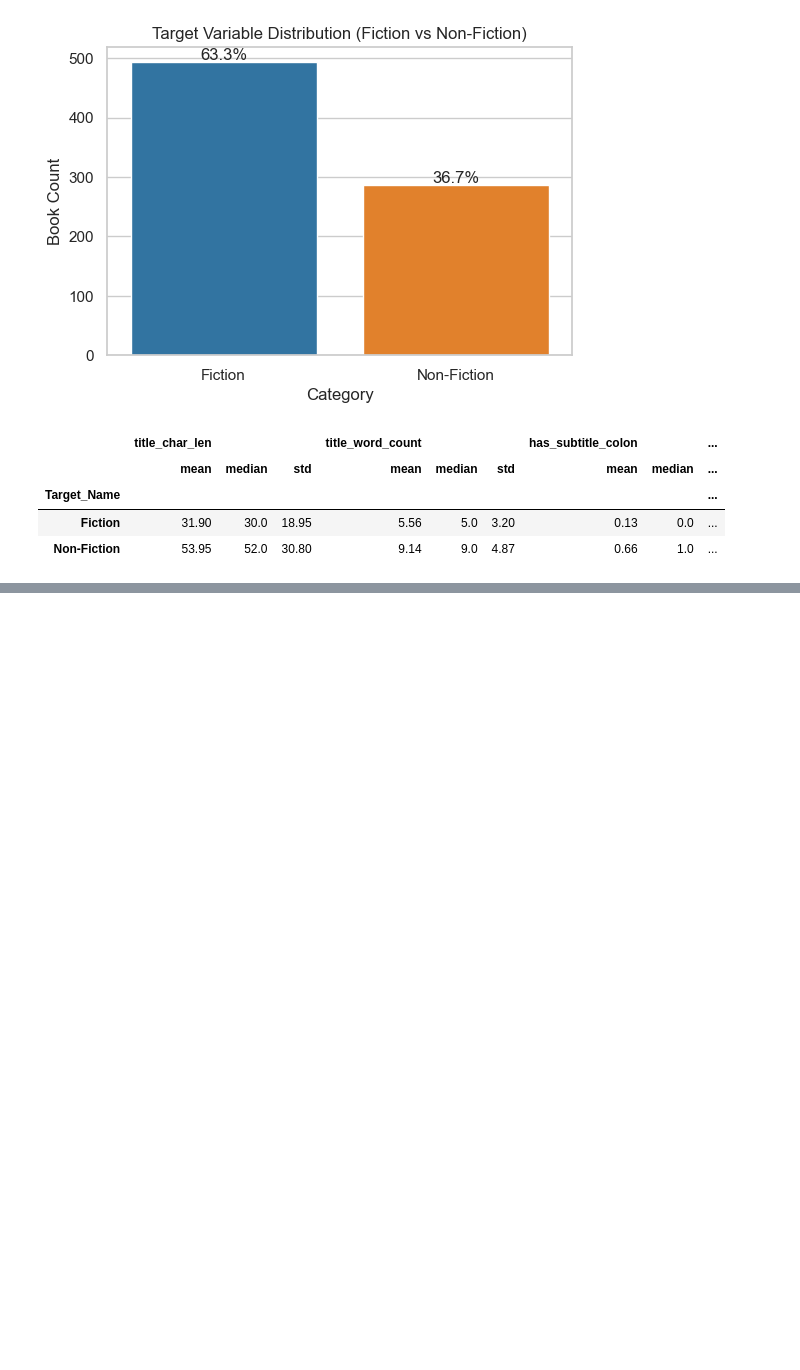
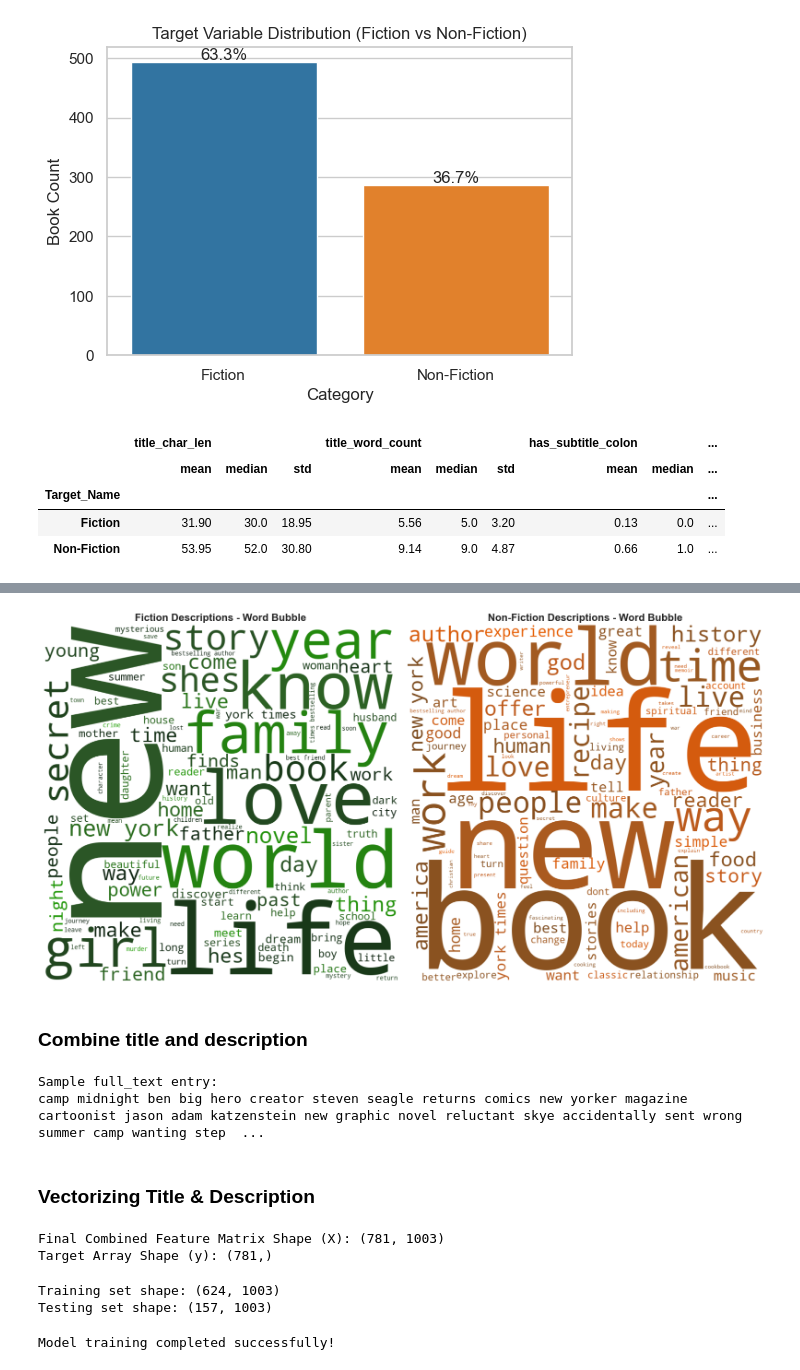
Before and after one commit to Bilas-Halder/Data_Science_Course_Project, a Jupyter notebook: Classification.ipynb, the cells around one changed output, grey strips where cells are left out. Saved outputs shown, nothing was run; the diff lists cells and outputs as text; code cells hidden in the pictures; blank space fills up the shorter version.

```diff
--- a/Classification.ipynb
+++ b/Classification.ipynb
@@ -299,0 +433,75 @@ feature_stats
+# %%
+fiction_text = " ".join(df[df['Is_Fiction'] == 1]['cleaned_description'])
+non_fiction_text = " ".join(df[df['Is_Fiction'] == 0]['cleaned_description'])
+
+display_wordcloud(fiction_text, non_fiction_text, 'Fiction Descriptions - Word Bubble','Non-Fiction Descriptions - Word Bubble' )
+# %% [output]
+[figure, added]
+# %% [markdown]
+### Combine title and description
+# %%
+def clean_text(text):
+    if not isinstance(text, str):
+        return ""
+    text = text.lower()
+    text = re.sub(r'[^a-zA-Z\s]', '', text)
+    words = text.split()
+    filtered_words = [w for w in words if w not in ENGLISH_STOP_WORDS and len(w) > 2]
+    return " ".join(filtered_words)
+
+df['cleaned_description'] = df['Description'].apply(clean_text)
+
+df['cleaned_title'] = df['Title'].apply(clean_text)
+df['full_text'] = df['cleaned_title'] + " " + df['cleaned_description']
+
+print("Sample full_text entry:")
+print(df['full_text'].iloc[100])
+# %% [output]
+Sample full_text entry:
+camp midnight ben big hero creator steven seagle returns comics new yorker magazine cartoonist jason adam katzenstein new graphic novel reluctant skye accidentally sent wrong summer camp wanting step  ...
+# %% [markdown]
+### Vectorizing Title & Description
+# %%
+
+tfidf = TfidfVectorizer(max_features=1000)
+X_text_tfidf = tfidf.fit_transform(df['full_text']).toarray()
+
+# Extract numerical engineered features
+num_features = df[['title_char_len', 'title_word_count', 'has_subtitle_colon']].values
+
+# Combine text TF-IDF matrix with numerical features matrix
+X = hstack([csr_matrix(X_text_tfidf), csr_matrix(num_features)])
+y = df['Is_Fiction'].values
+
+print(f"Final Combined Feature Matrix Shape (X): {X.shape}")
+print(f"Target Array Shape (y): {y.shape}")
+# %% [output]
+Final Combined Feature Matrix Shape (X): (781, 1003)
+Target Array Shape (y): (781,)
+# %%
+X_train, X_test, y_train, y_test = train_test_split(
+    X, y,
+    test_size=0.2,
+    random_state=42,
+    stratify=y  # Keeps the balanced ratio safe
+)
+
+print(f"Training set shape: {X_train.shape}")
+print(f"Testing set shape: {X_test.shape}")
+# %% [output]
+Training set shape: (624, 1003)
+Testing set shape: (157, 1003)
+# %%
+# Initialize Logistic Regression with balanced class weights
+model = LogisticRegression(
+    class_weight='balanced',
+    max_iter=1000,
+    random_state=42
+)
+
+# Train the model
+model.fit(X_train, y_train)
+
+print("Model training completed successfully!")
+# %% [output]
+Model training completed successfully!
```
Also changed, not shown: parts of 13 cells of this notebook, 2 other files.
